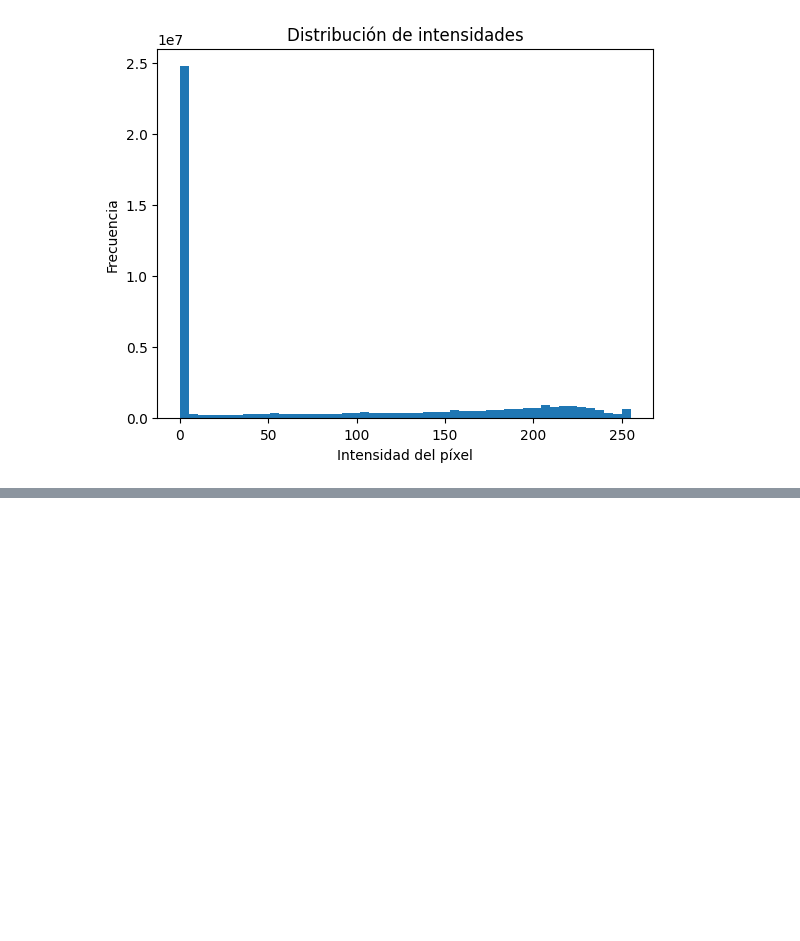
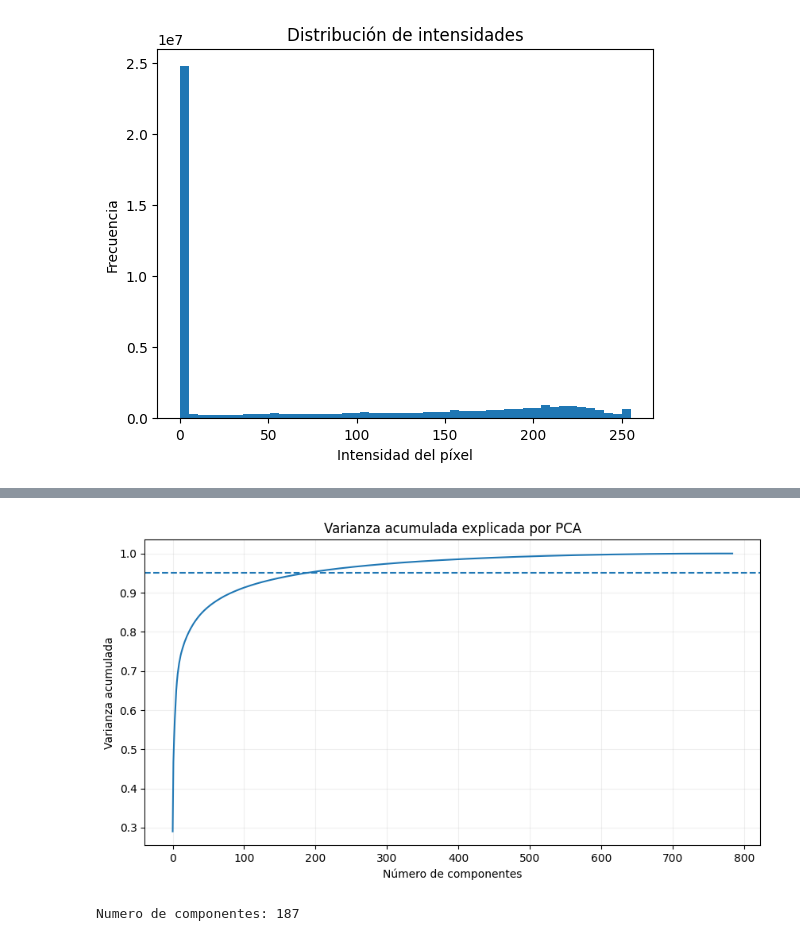
Before and after one commit to GalvanSierra/data_analyst_event_02, a Jupyter notebook: notebooks/01-fashion-mnist.ipynb, the cells around one changed output, grey strips where cells are left out. Cells and saved outputs as stored; diff of their text form; code cells hidden in the pictures; blank space fills up the shorter version.

```diff
--- a/notebooks/01-fashion-mnist.ipynb
+++ b/notebooks/01-fashion-mnist.ipynb
@@ -144,0 +269,24 @@ plt.show()
+# %%
+pca = PCA()
+pca.fit(X)
+
+varianza_acumulada = pca.explained_variance_ratio_.cumsum()
+
+plt.figure(figsize=(10, 5))
+plt.plot(varianza_acumulada)
+plt.axhline(y=0.95, linestyle="--")
+plt.xlabel("Número de componentes")
+plt.ylabel("Varianza acumulada")
+plt.title("Varianza acumulada explicada por PCA")
+plt.grid(alpha=0.2)
+plt.show()
+# %% [output]
+[figure, added]
+# %%
+pca_95 = PCA(n_components=0.95)
+
+X_pca_95 = pca_95.fit_transform(X)
+
+print("Numero de componentes:", X_pca_95.shape[1])
+# %% [output]
+Numero de componentes: 187
```
Also changed, not shown: parts of 14 cells of this notebook.
